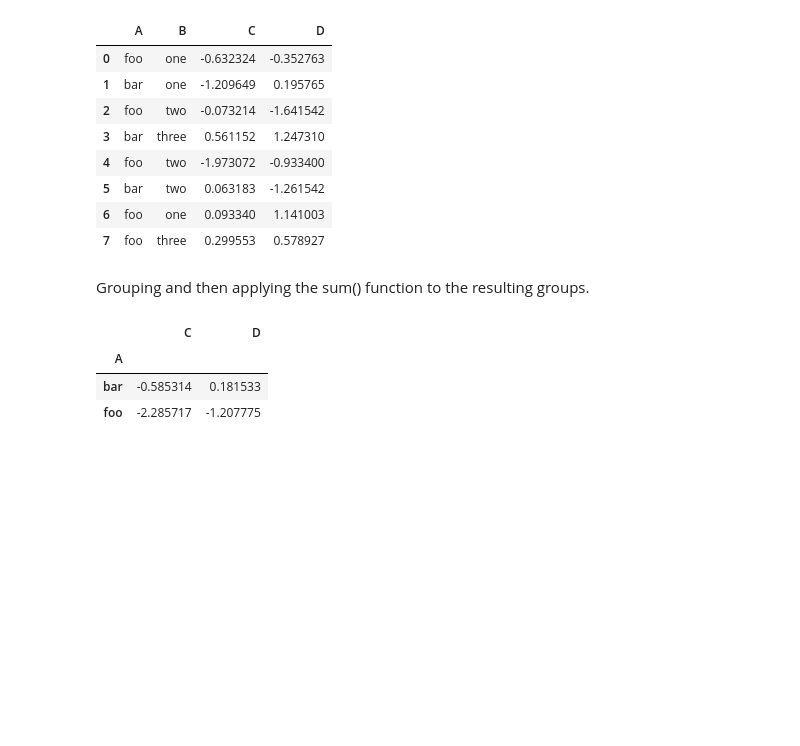
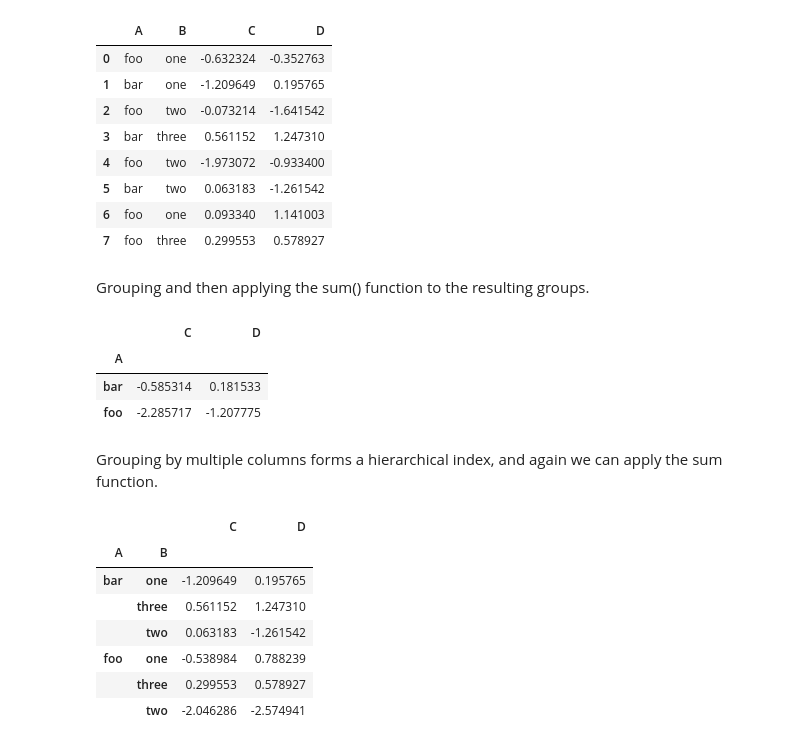
Before and after one commit to Guilehm/notebooks, a Jupyter notebook: basics_of_pandas.ipynb, the cells around one changed output. Drawn from its saved outputs; the diff is of its cells as text; code cells hidden in the pictures; blank space fills up the shorter version.

Commit message:
Group by multiple columns

```diff
--- a/basics_of_pandas.ipynb
+++ b/basics_of_pandas.ipynb
@@ -410,3 +410,16 @@ df.groupby('A').sum()
 | A |  |  |
 | bar | -0.585314 | 0.181533 |
 | foo | -2.285717 | -1.207775 |
+# %% [markdown]
+Grouping by multiple columns forms a hierarchical index, and again we can apply the sum function.
+# %%
+df.groupby(['A','B']).sum()
+# %% [output]
+|  |  | C | D |
+| A | B |  |  |
+| bar | one | -1.209649 | 0.195765 |
+|  | three | 0.561152 | 1.247310 |
+|  | two | 0.063183 | -1.261542 |
+| foo | one | -0.538984 | 0.788239 |
+|  | three | 0.299553 | 0.578927 |
+|  | two | -2.046286 | -2.574941 |
```
